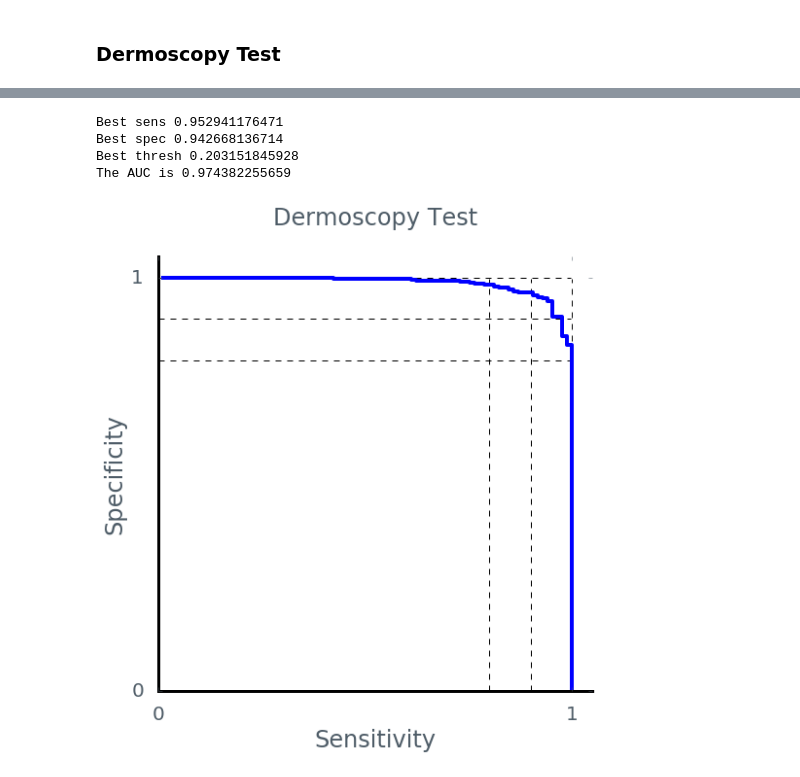
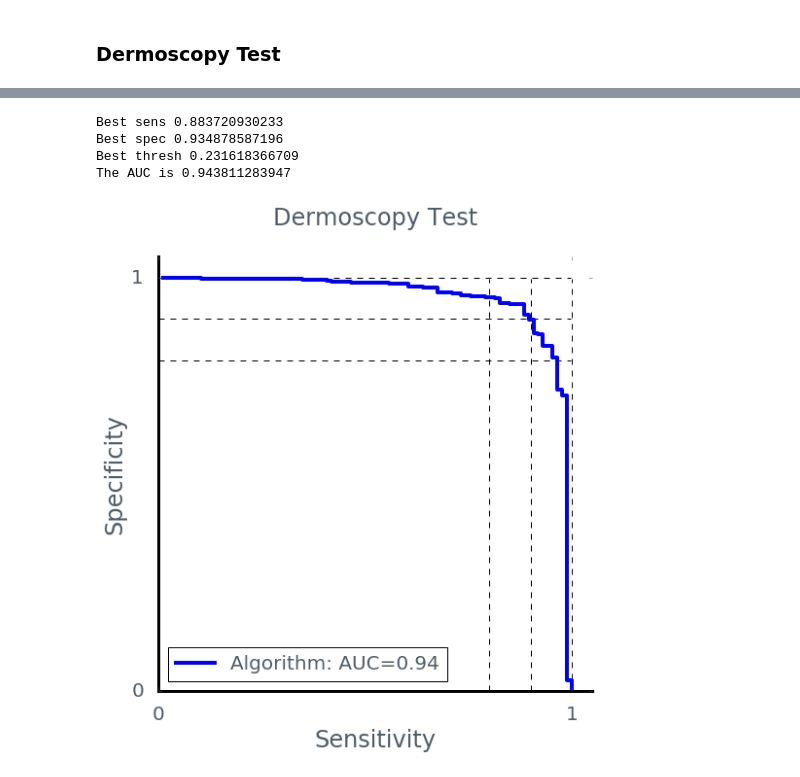
Before and after one commit to andreesteva/library, a Jupyter notebook: notebooks/Nets_vs_Derms.ipynb, the cells around one changed output, grey strips where cells are left out. Cells and saved outputs as stored; diff of their text form; code cells hidden in the pictures.

Commit message:
Make inference graphs. Extract features from tf shards.

```diff
--- a/notebooks/Nets_vs_Derms.ipynb
+++ b/notebooks/Nets_vs_Derms.ipynb
@@ -96,7 +93,7 @@ def _eval_once(saver, softmax_op, labels_op, num_classes):
             correct_per_class = np.zeros(num_classes)
             count_per_class = np.zeros(num_classes)
 
-            mapping = ['REMOVE REMOVE']
+            mapping = ['__unused_background_class__ __unused_background_class__']
             _mapping = [line.strip() for line in open(FLAGS.mapping_file).readlines()]
             mapping.extend(_mapping)
             val_classes = np.unique([m.split()[0] for m in mapping])
@@ -185,6 +182,13 @@ FLAGS.labels_file = '/media/esteva/ExtraDrive1/ThrunResearch/data/skindata4/spli
 FLAGS.num_examples = 707
 FLAGS.data_dir = '/media/esteva/ExtraDrive1/ThrunResearch/data/skindata4/tf_shards/tests/epidermal_test/'
 FLAGS.mapping_file = '/media/esteva/ExtraDrive1/ThrunResearch/data/skindata4/splits/nine-way/labels.txt.mappingEpidermal'
+# %%
+FLAGS.eval_dir = '/tmp/eval'
+FLAGS.checkpoint_dir = '/media/esteva/ExtraDrive1/ThrunResearch/tf_experiments/recursive_dividing_N=1000/train/'
+FLAGS.labels_file = '/media/esteva/ExtraDrive1/ThrunResearch/data/skindata4/splits/recursive_dividing_N=1000/labels.txt'
+FLAGS.num_examples = 707
+FLAGS.data_dir = '/media/esteva/ExtraDrive1/ThrunResearch/data/skindata4/tf_shards/tests/epidermal_test/'
+FLAGS.mapping_file = '/media/esteva/ExtraDrive1/ThrunResearch/data/skindata4/splits/recursive_dividing_N=1000/labels.txt.mappingEpidermal'
 # %%
 num_classes = len([line for line in open(FLAGS.labels_file).readlines() if line.strip()])
 dataset = SkinData(subset=FLAGS.subset, num_classes=num_classes)
@@ -232,6 +238,13 @@ FLAGS.labels_file = '/media/esteva/ExtraDrive1/ThrunResearch/data/skindata4/spli
 FLAGS.num_examples = 225
 FLAGS.data_dir = '/media/esteva/ExtraDrive1/ThrunResearch/data/skindata4/tf_shards/tests/melanocytic_test/'
 FLAGS.mapping_file = '/media/esteva/ExtraDrive1/ThrunResearch/data/skindata4/splits/nine-way/labels.txt.mappingMelanocytic'
+# %%
+FLAGS.eval_dir = '/tmp/eval'
+FLAGS.checkpoint_dir = '/media/esteva/ExtraDrive1/ThrunResearch/tf_experiments/recursive_dividing_N=1000/train/'
+FLAGS.labels_file = '/media/esteva/ExtraDrive1/ThrunResearch/data/skindata4/splits/recursive_dividing_N=1000/labels.txt'
+FLAGS.num_examples = 225
+FLAGS.data_dir = '/media/esteva/ExtraDrive1/ThrunResearch/data/skindata4/tf_shards/tests/melanocytic_test/'
+FLAGS.mapping_file = '/media/esteva/ExtraDrive1/ThrunResearch/data/skindata4/splits/recursive_dividing_N=1000/labels.txt.mappingMelanocytic'
 # %%
 num_classes = len([line for line in open(FLAGS.labels_file).readlines() if line.strip()])
 dataset = SkinData(subset=FLAGS.subset, num_classes=num_classes)
@@ -278,6 +285,14 @@ FLAGS.labels_file = '/media/esteva/ExtraDrive1/ThrunResearch/data/skindata4/spli
 FLAGS.num_examples = 1010
 FLAGS.data_dir = '/media/esteva/ExtraDrive1/ThrunResearch/data/skindata4/tf_shards/tests/dermoscopy_test/'
 FLAGS.mapping_file = '/media/esteva/ExtraDrive1/ThrunResearch/data/skindata4/splits/nine-way/labels.txt.mappingMelanocytic'
+# %%
+FLAGS.eval_dir = '/tmp/eval'
+FLAGS.checkpoint_dir = '/media/esteva/ExtraDrive1/ThrunResearch/tf_experiments/recursive_dividing_N=1000/train/'
+FLAGS.labels_file = '/media/esteva/ExtraDrive1/ThrunResearch/data/skindata4/splits/recursive_dividing_N=1000/labels.txt'
+FLAGS.num_examples = 1010
+FLAGS.data_dir = '/media/esteva/ExtraDrive1/ThrunResearch/data/skindata4/tf_shards/tests/dermoscopy_test/'
+FLAGS.mapping_file = '/media/esteva/ExtraDrive1/ThrunResearch/data/skindata4/splits/recursive_dividing_N=1000/labels.txt.mappingDermoscopy'
+# FLAGS.mapping_file = '/media/esteva/ExtraDrive1/ThrunResearch/data/skindata4/splits/recursive_dividing_N=1000/labels.txt.mappingBinary'
 # %%
 num_classes = len([line for line in open(FLAGS.labels_file).readlines() if line.strip()])
 dataset = SkinData(subset=FLAGS.subset, num_classes=num_classes)
@@ -304,15 +319,15 @@ Succesfully loaded model from model.ckpt-85000 at step=85000.
 # %%
 p = probabilities.copy()
 p = p[:, 1:]
 p /= np.sum(p, axis=1).reshape((-1,1))
 p = p[:,1]
 l = labels - 1
 
 
-plot_results(l, p, [], 'Dermoscopy Test')
+plot_results(l, p, [], 'Dermoscopy Test', show_legend=True)
 # %% [output]
-Best sens 0.952941176471
-Best spec 0.942668136714
-Best thresh 0.203151845928
-The AUC is 0.974382255659
+Best sens 0.883720930233
+Best spec 0.934878587196
+Best thresh 0.231618366709
+The AUC is 0.943811283947
-[figure, old version]
+[figure, new version]
```
Also changed, not shown: parts of 7 cells of this notebook, 8 other files.
